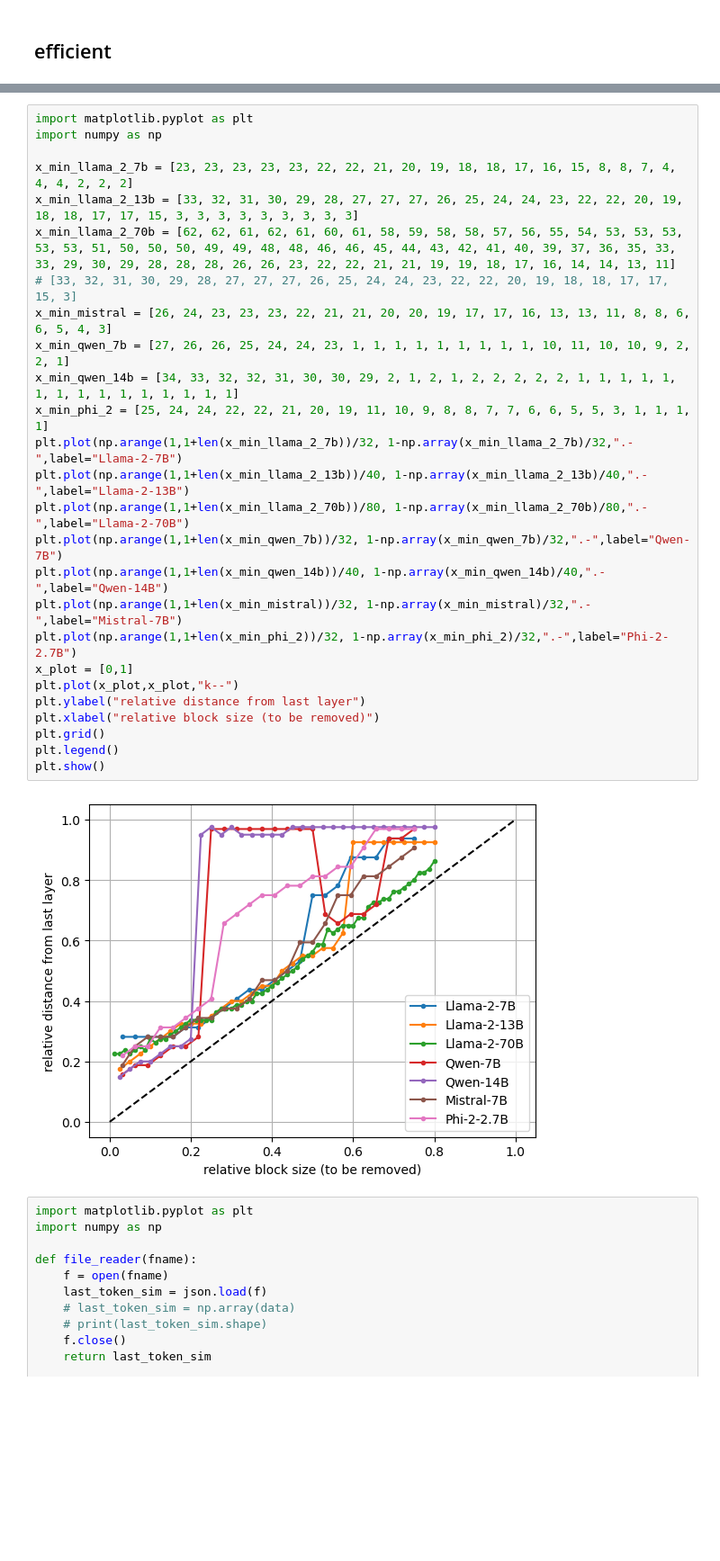
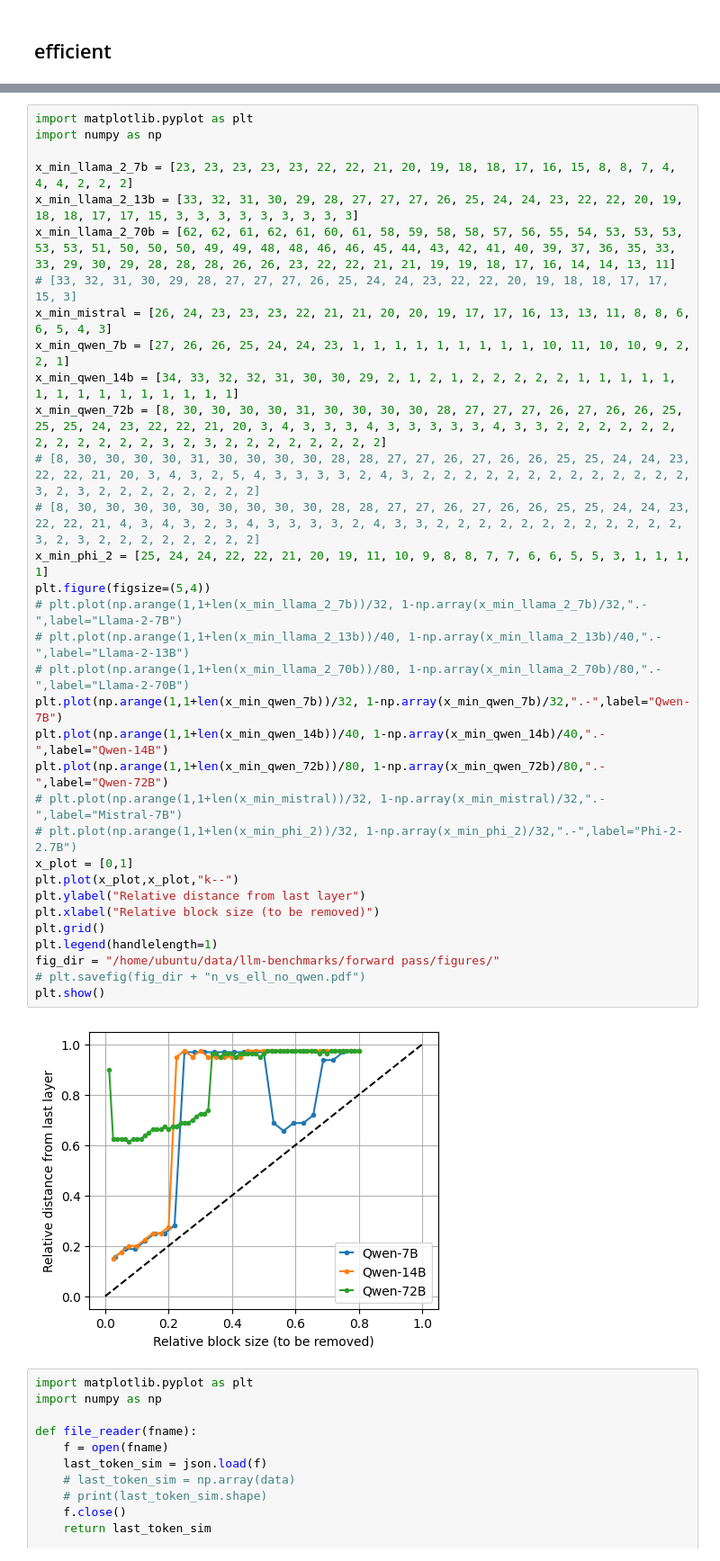
Before and after one commit to hassan-shap/llm-benchmarks, a Jupyter notebook: benchmarks_aws/cossim/pp_cossim.ipynb, the cells around one changed output, grey strips where cells are left out. Shown at 90% size. Drawn from its saved outputs; the diff is of its cells as text; blank space fills up the shorter version.

```diff
--- a/benchmarks_aws/cossim/pp_cossim.ipynb
+++ b/benchmarks_aws/cossim/pp_cossim.ipynb
@@ -293,31 +297,38 @@ print(x_min)
 # %%
 import matplotlib.pyplot as plt
 import numpy as np
 
 x_min_llama_2_7b = [23, 23, 23, 23, 23, 22, 22, 21, 20, 19, 18, 18, 17, 16, 15, 8, 8, 7, 4, 4, 4, 2, 2, 2]
 x_min_llama_2_13b = [33, 32, 31, 30, 29, 28, 27, 27, 27, 26, 25, 24, 24, 23, 22, 22, 20, 19, 18, 18, 17, 17, 15, 3, 3, 3, 3, 3, 3, 3, 3, 3]
 x_min_llama_2_70b = [62, 62, 61, 62, 61, 60, 61, 58, 59, 58, 58, 57, 56, 55, 54, 53, 53, 53, 53, 53, 51, 50, 50, 50, 49, 49, 48, 48, 46, 46, 45, 44, 43, 42, 41, 40, 39, 37, 36, 35, 33, 33, 29, 30, 29, 28, 28, 28, 26, 26, 23, 22, 22, 21, 21, 19, 19, 18, 17, 16, 14, 14, 13, 11]
 # [33, 32, 31, 30, 29, 28, 27, 27, 27, 26, 25, 24, 24, 23, 22, 22, 20, 19, 18, 18, 17, 17, 15, 3]
 x_min_mistral = [26, 24, 23, 23, 23, 22, 21, 21, 20, 20, 19, 17, 17, 16, 13, 13, 11, 8, 8, 6, 6, 5, 4, 3]
 x_min_qwen_7b = [27, 26, 26, 25, 24, 24, 23, 1, 1, 1, 1, 1, 1, 1, 1, 1, 10, 11, 10, 10, 9, 2, 2, 1]
 x_min_qwen_14b = [34, 33, 32, 32, 31, 30, 30, 29, 2, 1, 2, 1, 2, 2, 2, 2, 2, 1, 1, 1, 1, 1, 1, 1, 1, 1, 1, 1, 1, 1, 1, 1]
+x_min_qwen_72b = [8, 30, 30, 30, 30, 31, 30, 30, 30, 30, 28, 27, 27, 27, 26, 27, 26, 26, 25, 25, 25, 24, 23, 22, 22, 21, 20, 3, 4, 3, 3, 3, 4, 3, 3, 3, 3, 3, 4, 3, 3, 2, 2, 2, 2, 2, 2, 2, 2, 2, 2, 2, 2, 3, 2, 3, 2, 2, 2, 2, 2, 2, 2, 2]
+# [8, 30, 30, 30, 30, 31, 30, 30, 30, 30, 28, 28, 27, 27, 26, 27, 26, 26, 25, 25, 24, 24, 23, 22, 22, 21, 20, 3, 4, 3, 2, 5, 4, 3, 3, 3, 3, 2, 4, 3, 2, 2, 2, 2, 2, 2, 2, 2, 2, 2, 2, 2, 2, 3, 2, 3, 2, 2, 2, 2, 2, 2, 2, 2]
+# [8, 30, 30, 30, 30, 30, 30, 30, 30, 30, 28, 28, 27, 27, 26, 27, 26, 26, 25, 25, 24, 24, 23, 22, 22, 21, 4, 3, 4, 3, 2, 3, 4, 3, 3, 3, 3, 2, 4, 3, 3, 2, 2, 2, 2, 2, 2, 2, 2, 2, 2, 2, 2, 3, 2, 3, 2, 2, 2, 2, 2, 2, 2, 2]
 x_min_phi_2 = [25, 24, 24, 22, 22, 21, 20, 19, 11, 10, 9, 8, 8, 7, 7, 6, 6, 5, 5, 3, 1, 1, 1, 1]
-plt.plot(np.arange(1,1+len(x_min_llama_2_7b))/32, 1-np.array(x_min_llama_2_7b)/32,".-",label="Llama-2-7B")
-plt.plot(np.arange(1,1+len(x_min_llama_2_13b))/40, 1-np.array(x_min_llama_2_13b)/40,".-",label="Llama-2-13B")
-plt.plot(np.arange(1,1+len(x_min_llama_2_70b))/80, 1-np.array(x_min_llama_2_70b)/80,".-",label="Llama-2-70B")
+plt.figure(figsize=(5,4))
+# plt.plot(np.arange(1,1+len(x_min_llama_2_7b))/32, 1-np.array(x_min_llama_2_7b)/32,".-",label="Llama-2-7B")
+# plt.plot(np.arange(1,1+len(x_min_llama_2_13b))/40, 1-np.array(x_min_llama_2_13b)/40,".-",label="Llama-2-13B")
+# plt.plot(np.arange(1,1+len(x_min_llama_2_70b))/80, 1-np.array(x_min_llama_2_70b)/80,".-",label="Llama-2-70B")
 plt.plot(np.arange(1,1+len(x_min_qwen_7b))/32, 1-np.array(x_min_qwen_7b)/32,".-",label="Qwen-7B")
 plt.plot(np.arange(1,1+len(x_min_qwen_14b))/40, 1-np.array(x_min_qwen_14b)/40,".-",label="Qwen-14B")
-plt.plot(np.arange(1,1+len(x_min_mistral))/32, 1-np.array(x_min_mistral)/32,".-",label="Mistral-7B")
-plt.plot(np.arange(1,1+len(x_min_phi_2))/32, 1-np.array(x_min_phi_2)/32,".-",label="Phi-2-2.7B")
+plt.plot(np.arange(1,1+len(x_min_qwen_72b))/80, 1-np.array(x_min_qwen_72b)/80,".-",label="Qwen-72B")
+# plt.plot(np.arange(1,1+len(x_min_mistral))/32, 1-np.array(x_min_mistral)/32,".-",label="Mistral-7B")
+# plt.plot(np.arange(1,1+len(x_min_phi_2))/32, 1-np.array(x_min_phi_2)/32,".-",label="Phi-2-2.7B")
 x_plot = [0,1]
 plt.plot(x_plot,x_plot,"k--")
-plt.ylabel("relative distance from last layer")
-plt.xlabel("relative block size (to be removed)")
+plt.ylabel("Relative distance from last layer")
+plt.xlabel("Relative block size (to be removed)")
 plt.grid()
-plt.legend()
+plt.legend(handlelength=1)
+fig_dir = "/home/ubuntu/data/llm-benchmarks/forward pass/figures/"
+# plt.savefig(fig_dir + "n_vs_ell_no_qwen.pdf")
 plt.show()
 # %% [output]
-[figure, old version]
+[figure, new version]
 # %%
 import matplotlib.pyplot as plt
 import numpy as np
```
Also changed, not shown: parts of 8 cells of this notebook, 12 other files.
